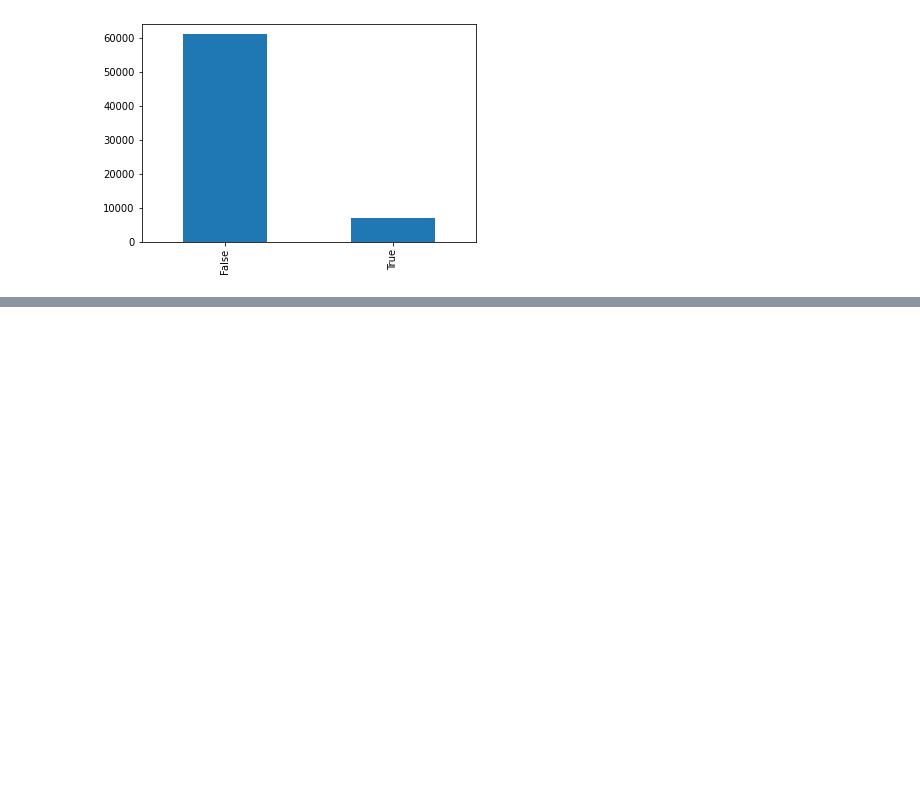
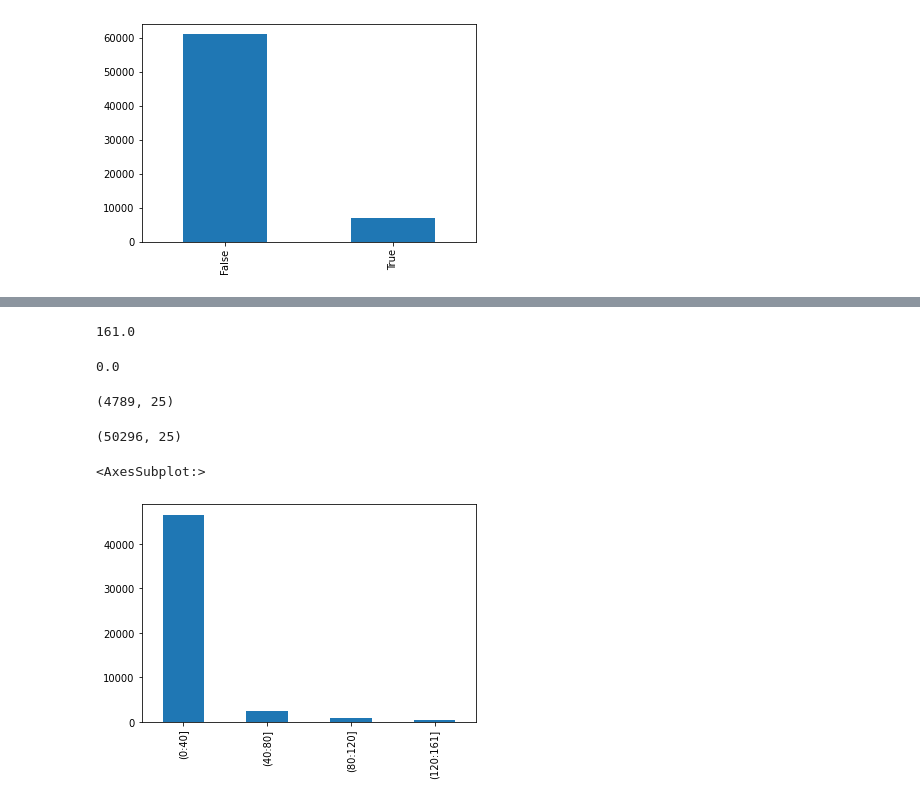
Before and after one commit to MariaPonomarenko38/Data-Scientist-Challenge, a Jupyter notebook: solution.ipynb, the cells around one changed output, grey strips where cells are left out. Drawn from its saved outputs; the diff is of its cells as text; code cells hidden in the pictures; blank space fills up the shorter version.

```diff
--- a/solution.ipynb
+++ b/solution.ipynb
@@ -224,0 +229,26 @@ data.to_csv("synthetic_features.csv", columns=columns, index=False)
+# %%
+data = data.drop(data[data["min_diff"] < 0].index)
+# %%
+max(data["min_diff"])
+# %% [output]
+161.0
+# %%
+min(data["min_diff"])
+# %% [output]
+0.0
+# %%
+data[data["min_diff"] == 0].shape
+# %% [output]
+(4789, 25)
+# %%
+data.shape
+# %% [output]
+(50296, 25)
+# %%
+bins = [0, 40, 80, 120, 161]
+labels = ['(0:40]', '(40:80]', '(80:120]', '(120:161]']
+data['diff_ranges'] = pd.cut(x = data["min_diff"], bins = bins, labels = labels, include_lowest = True)
+data['diff_ranges'].value_counts()[:5].plot(kind='bar')
+# %% [output]
+<AxesSubplot:>
+[figure, added]
```
Also changed, not shown: parts of 6 cells of this notebook.
